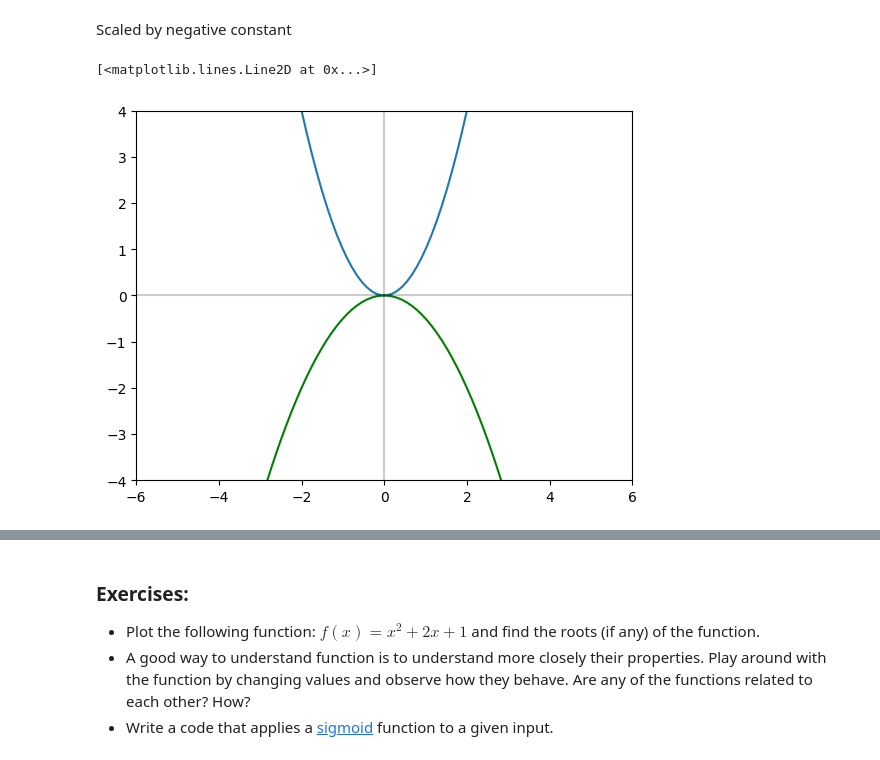
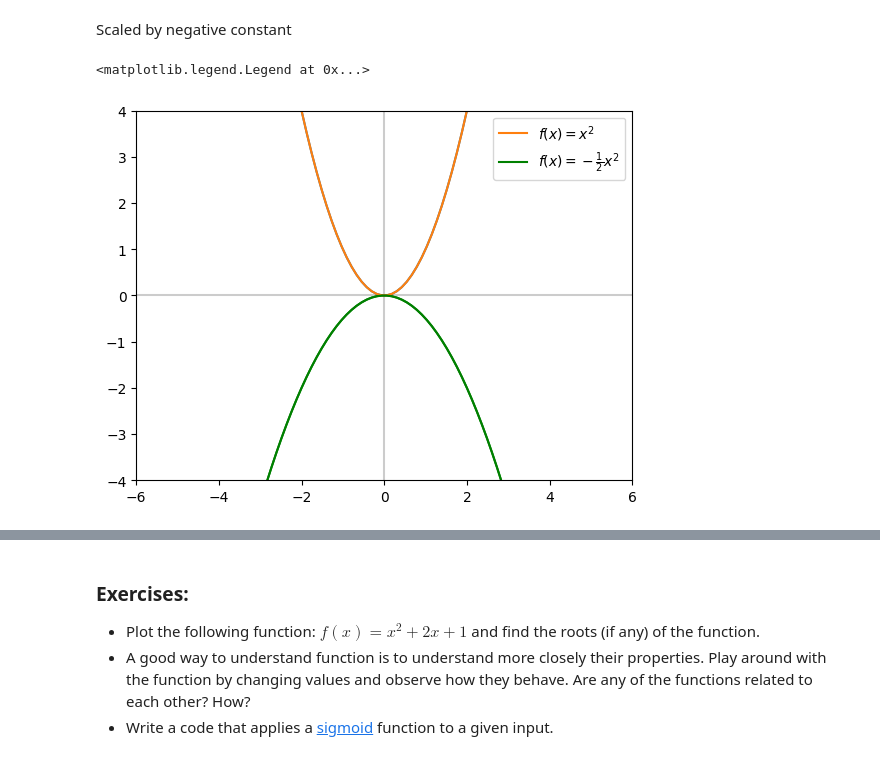
Before and after one commit to dair-ai/ML-Notebooks, a Jupyter notebook: notebooks/maths/algebra.ipynb, the cells around one changed output, grey strips where cells are left out. Cells and saved outputs as stored; diff of their text form; code cells hidden in the pictures.

```diff
--- a/notebooks/maths/algebra.ipynb
+++ b/notebooks/maths/algebra.ipynb
@@ -263,14 +267,18 @@ Scaled by negative constant
 # %%
 # horizontal scaling
 x = np.linspace(-6, 6, 100)
 plt.plot(x, x**2)
 plt.plot(x, -(x**2)/2, 'g')
 
 plt.xlim(-6, 6)
 plt.ylim(-4, 4)
 
 plt.plot(x, x*0, 'k', alpha=0.2)
 plt.plot(x*0, x, 'k', alpha=0.2)
+
+plt.plot(x, x**2, label='$f(x)=x^2$')
+plt.plot(x, -(x**2)/2, 'g', label='$f(x)=-\\frac{1}{2}x^2$')
+plt.legend()
 # %% [output]
-[<matplotlib.lines.Line2D at 0x...>]
+<matplotlib.legend.Legend at 0x...>
-[figure, old version]
+[figure, new version]
```
Also changed, not shown: parts of 7 cells of this notebook, 1 other file.
